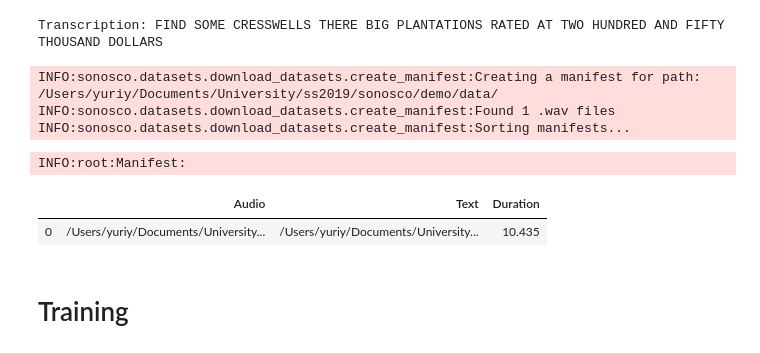
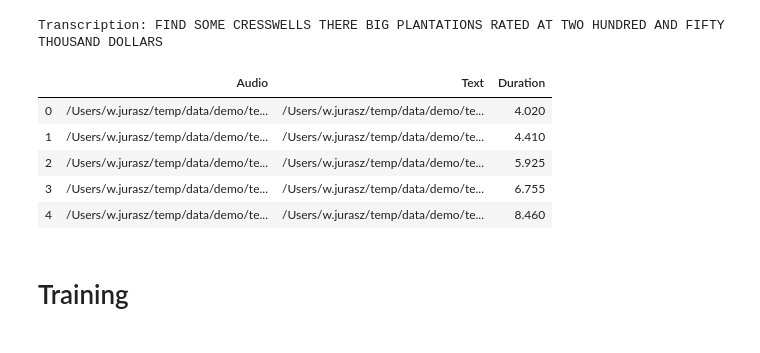
Before and after one commit to Roboy/sonosco, a Jupyter notebook: demo/demo.ipynb, the cells around one changed output. Cells and saved outputs as stored; diff of their text form; code cells hidden in the pictures.

Commit message:
Improved demo notebook

```diff
--- a/demo/demo.ipynb
+++ b/demo/demo.ipynb
@@ -3,2 +37,11 @@
+# %%
+file_id = "1995-1826-0007"
+
+audio_file = os.path.expanduser(f"~/temp/data/libri_speech/test_clean/wav/{file_id}.wav")
+transcript_file = os.path.expanduser(f"~/temp/data/libri_speech/test_clean/txt/{file_id}.txt")
+# path_to_data = '/Users/yuriy/Documents/University/ss2019/sonosco/demo/data/'
+# output_file = '/Users/yuriy/Documents/University/ss2019/sonosco/demo/data/manifest.csv'
+path_to_data = '/Users/w.jurasz/temp/data/demo'
+output_file = '/Users/w.jurasz/temp/data/demo/manifest.csv'
 # %% [markdown]
 ## Data
@@ -35,19 +56,0 @@ from sonosco.datasets.download_datasets.create_manifest import create_manifest
-# %%
-path_to_data = '/Users/yuriy/Documents/University/ss2019/sonosco/demo/data/'
-output_file = '/Users/yuriy/Documents/University/ss2019/sonosco/demo/data/manifest.csv'
-
-create_manifest(path_to_data, output_file)
-# %% [output]
-INFO:sonosco.datasets.download_datasets.create_manifest:Creating a manifest for path: /Users/yuriy/Documents/University/ss2019/sonosco/demo/data/
-INFO:sonosco.datasets.download_datasets.create_manifest:Found 1 .wav files
-INFO:sonosco.datasets.download_datasets.create_manifest:Sorting manifests...
-# %%
-import pandas as pd
-
-logging.info("Manifest:")
-
-pd.read_csv('./data/manifest.csv', names=["Audio", "Text", "Duration"])
-# %% [output]
-INFO:root:Manifest:
-|  | Audio | Text | Duration |
-| 0 | /Users/yuriy/Documents/University... | /Users/yuriy/Documents/University... | 10.435 |
@@ -54,2 +60,11 @@ INFO:root:Manifest:
+# %%
+pd.read_csv(output_file, names=["Audio", "Text", "Duration"])
+# %% [output]
+|  | Audio | Text | Duration |
+| 0 | /Users/w.jurasz/temp/data/demo/te... | /Users/w.jurasz/temp/data/demo/te... | 4.020 |
+| 1 | /Users/w.jurasz/temp/data/demo/te... | /Users/w.jurasz/temp/data/demo/te... | 4.410 |
+| 2 | /Users/w.jurasz/temp/data/demo/te... | /Users/w.jurasz/temp/data/demo/te... | 5.925 |
+| 3 | /Users/w.jurasz/temp/data/demo/te... | /Users/w.jurasz/temp/data/demo/te... | 6.755 |
+| 4 | /Users/w.jurasz/temp/data/demo/te... | /Users/w.jurasz/temp/data/demo/te... | 8.460 |
 # %% [markdown]
 # Training
```
Also changed, not shown: parts of 13 cells of this notebook, 4 other files.
